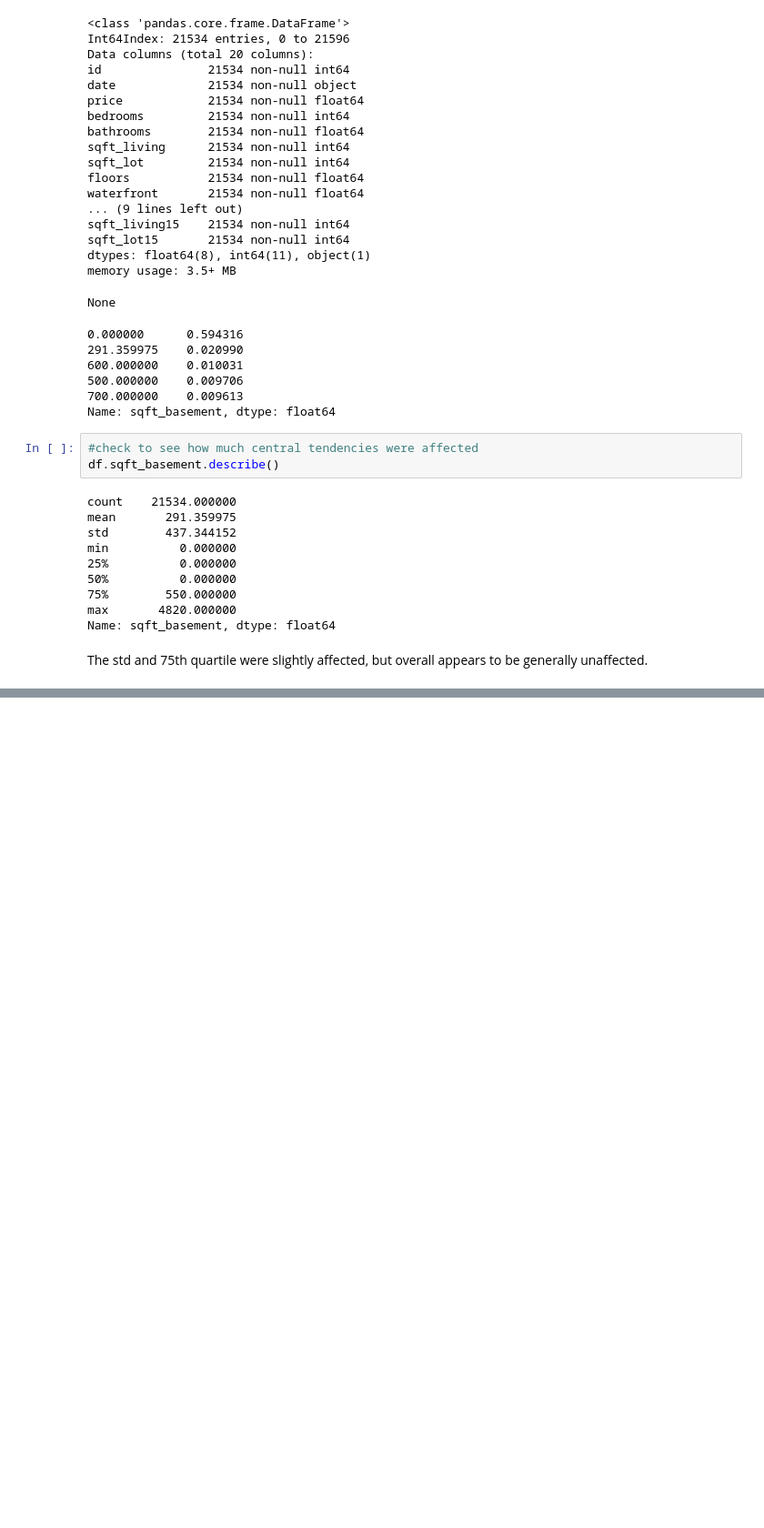
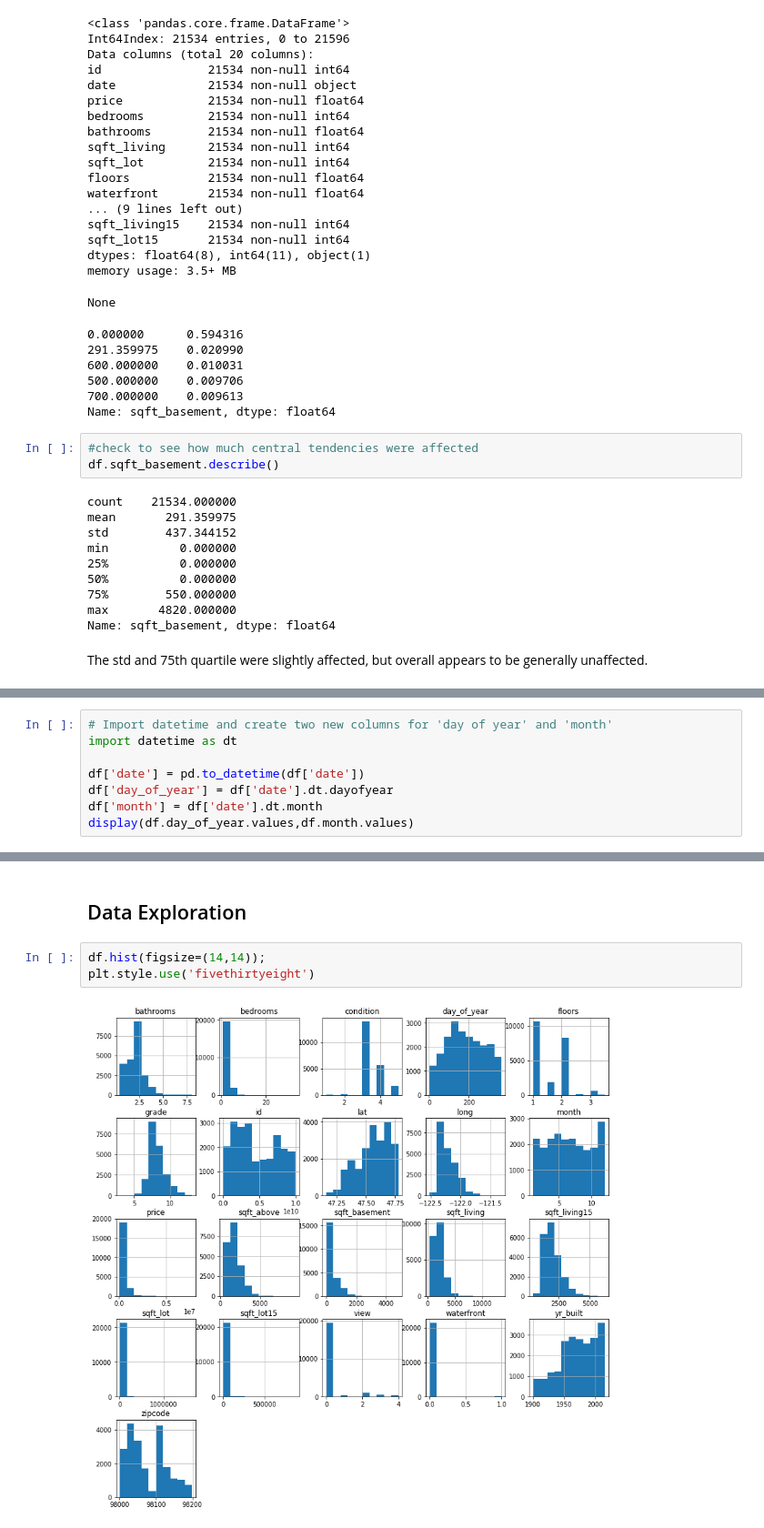
Before and after one commit to rab175/dsc-v2-mod1-final-project-online-ds-pt-071519, a Jupyter notebook: student.ipynb, the cells around one changed output, grey strips where cells are left out. Shown at 91% size. Drawn from its saved outputs; the diff is of its cells as text; blank space fills up the shorter version.

Commit message:
data clean

```diff
--- a/student.ipynb
+++ b/student.ipynb
@@ -470,0 +475,8 @@ The std and 75th quartile were slightly affected, but overall appears to be gene
+# %%
+# Import datetime and create two new columns for 'day of year' and 'month'
+import datetime as dt
+
+df['date'] = pd.to_datetime(df['date'])
+df['day_of_year'] = df['date'].dt.dayofyear
+df['month'] = df['date'].dt.month
+display(df.day_of_year.values,df.month.values)
@@ -470,0 +506,7 @@ The std and 75th quartile were slightly affected, but overall appears to be gene
+# %% [markdown]
+## Data Exploration
+# %%
+df.hist(figsize=(14,14));
+plt.style.use('fivethirtyeight')
+# %% [output]
+[figure, added]
```
Also changed, not shown: parts of 11 cells of this notebook.
